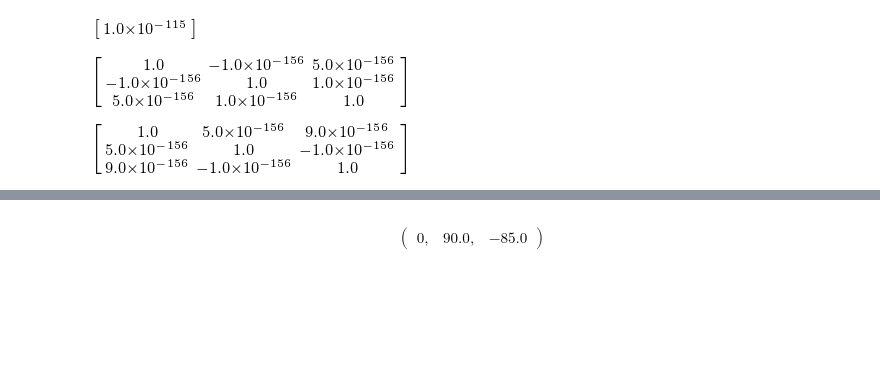
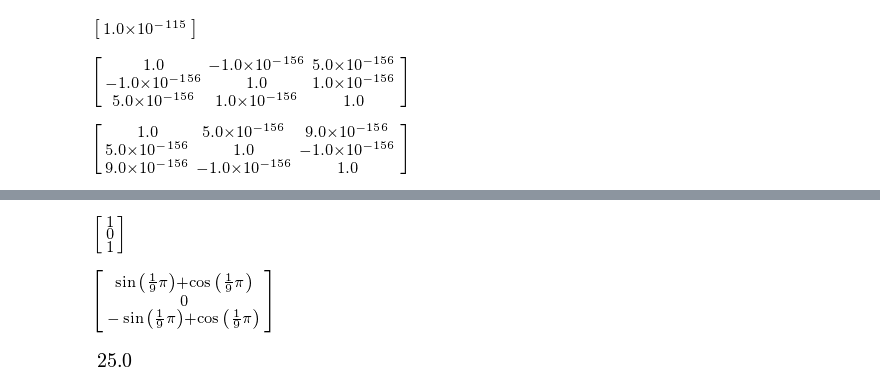
Before and after one commit to elsuizo/Control_de_robots_py, a Jupyter notebook: tp1.ipynb, the cells around one changed output, grey strips where cells are left out. Cells and saved outputs as stored; diff of their text form; code cells hidden in the pictures; blank space fills up the shorter version.

```diff
--- a/tp1.ipynb
+++ b/tp1.ipynb
@@ -409,5 +404 @@ get_angle(T_ZYX_ii)
 $$\begin{pmatrix}0, & 90.0, & -85.0\end{pmatrix}$$
-# %%
-get_angle(T_ZYX_ii)
-# %% [output]
-$$\begin{pmatrix}0, & 90.0, & -85.0\end{pmatrix}$$
@@ -413,0 +408,12 @@ $$\begin{pmatrix}0, & 90.0, & -85.0\end{pmatrix}$$
+# %%
+#Vector sobre el plano x-z con Arg = 45
+P_B = Matrix([[1],[0],[1]])
+P_B
+# %% [output]
+[figure, added]
+# %%
+#rotamos 20 grados el vector ahora el Arg = 45-20 = 25
+P_A = T_Y * P_B
+P_A
+# %% [output]
+[figure, added]
@@ -413,0 +422,4 @@ $$\begin{pmatrix}0, & 90.0, & -85.0\end{pmatrix}$$
+# %%
+angulo.n(3)
+# %% [output]
+[figure, added]
```
Also changed, not shown: parts of 7 cells of this notebook.
